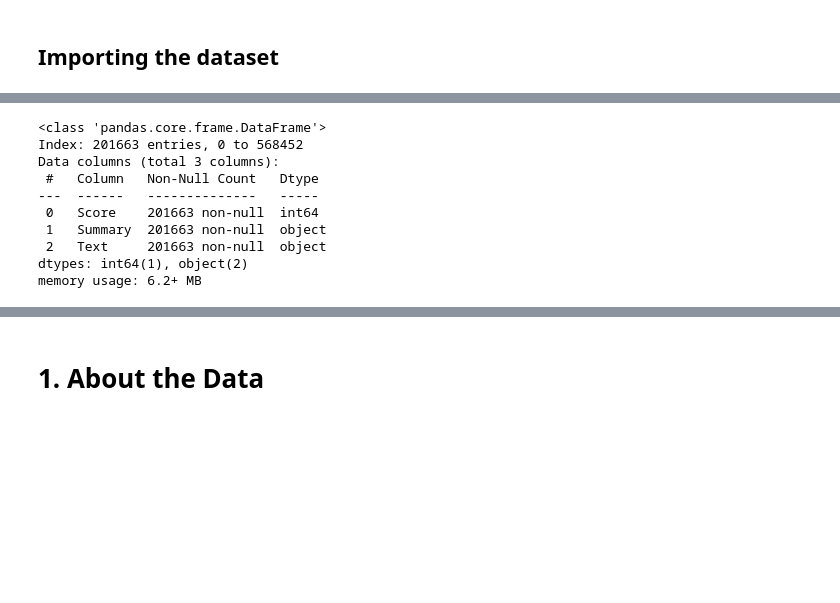
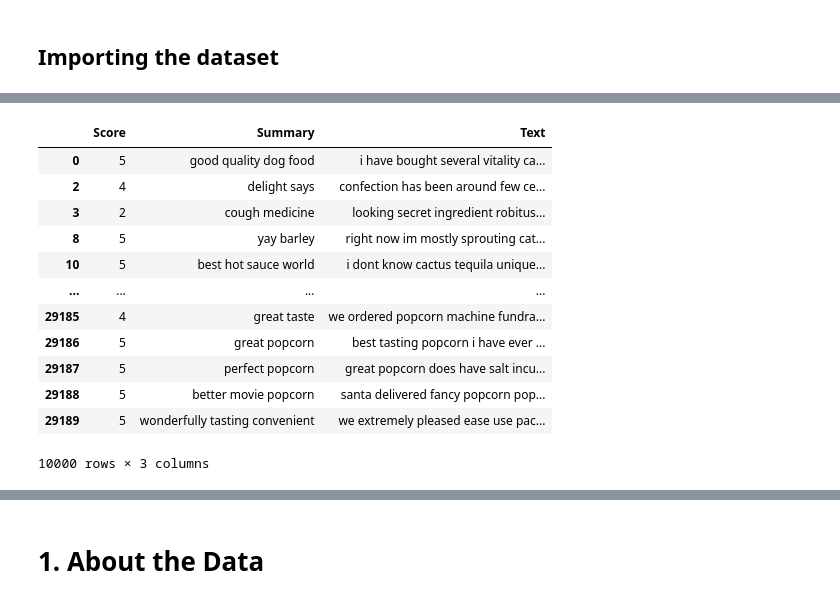
Before and after one commit to sslaquerre07/IBM_Machine_Learning, a Jupyter notebook: course4/final_project/final_project_course_4.ipynb, the cells around one changed output, grey strips where cells are left out. Saved outputs shown, nothing was run; the diff lists cells and outputs as text; code cells hidden in the pictures; blank space fills up the shorter version.

```diff
--- a/course4/final_project/final_project_course_4.ipynb
+++ b/course4/final_project/final_project_course_4.ipynb
@@ -33,41 +37,46 @@ data.head()
 def fraction_conversion(numerator, denominator):
     return round((numerator/denominator), 2)
 data['helpful_fraction'] = fraction_conversion(data['HelpfulnessNumerator'], data['HelpfulnessDenominator'])
 #Only keeping reviews that are > 80% helpful
 data = data.dropna(subset=['helpful_fraction'])
 data = data[data['helpful_fraction'] >= 0.8]
 
 #Drop any rows with na cols
 data = data.dropna()
 
 import re
 #Processing the string-based columns so that they can be easily processed
 def string_conversion(string):
-    stopwords = ['a', 'and', 'the', 'or', 'but', 'because', 'then', 'in']
+    stopwords = ['a', 'and', 'the', 'or', 'but', 'because', 'then', 'in', 'is', 'it', 'to', 'for', 'my', 'of', 'too',
+                 'very', 'you', 'your', 'an', 'are', 'as', 'at', 'all', 'was', 'way', 'what', 'with', 'be', 'from',
+                 'get', 'if', 'its', 'just', 'me', 'our', 'so', 'than', 'that', 'them', 'these', 'they', 'this', 'up']
     #Lowercase everything
     string = string.lower()
     #Remove any special characters
     string = re.sub(r'[^a-zA-Z\s]', "", string)
     #Removing all common words in the stopwords list
     pattern = r'\b(' + r'|'.join(stopwords) + r')\b'
     string = re.sub(pattern, '', string)
     return string
 data['Summary'] = data['Summary'].apply(string_conversion)
 data['Text'] = data['Text'].apply(string_conversion)
 
 #Removing the unimportant features
 data = data.drop(columns=['Id', 'ProductId', 'ProfileName', 'UserId', 'Time', 'HelpfulnessNumerator', 'HelpfulnessDenominator', 'helpful_fraction'])
 
 #Keep only 10000 rows don't need so many
 data = data.iloc[0:10000, :]
 # %% [output]
+|  | Score | Summary | Text |
+| 0 | 5 | good quality dog food | i have bought several vitality ca... |
+| 2 | 4 | delight says | confection has been around few ce... |
+| 3 | 2 | cough medicine | looking secret ingredient robitus... |
+| 8 | 5 | yay barley | right now im mostly sprouting cat... |
+| 10 | 5 | best hot sauce world | i dont know cactus tequila unique... |
+| ... | ... | ... | ... |
+| 29185 | 4 | great taste | we ordered popcorn machine fundra... |
+| 29186 | 5 | great popcorn | best tasting popcorn i have ever ... |
+| 29187 | 5 | perfect popcorn | great popcorn does have salt incu... |
+| 29188 | 5 | better movie popcorn | santa delivered fancy popcorn pop... |
+| 29189 | 5 | wonderfully tasting convenient | we extremely pleased ease use pac... |
-<class 'pandas.core.frame.DataFrame'>
-Index: 201663 entries, 0 to 568452
-Data columns (total 3 columns):
- #   Column   Non-Null Count   Dtype
----  ------   --------------   -----
- 0   Score    201663 non-null  int64
- 1   Summary  201663 non-null  object
- 2   Text     201663 non-null  object
-dtypes: int64(1), object(2)
-memory usage: 6.2+ MB
+10000 rows × 3 columns
```
Also changed, not shown: parts of 6 cells of this notebook.
